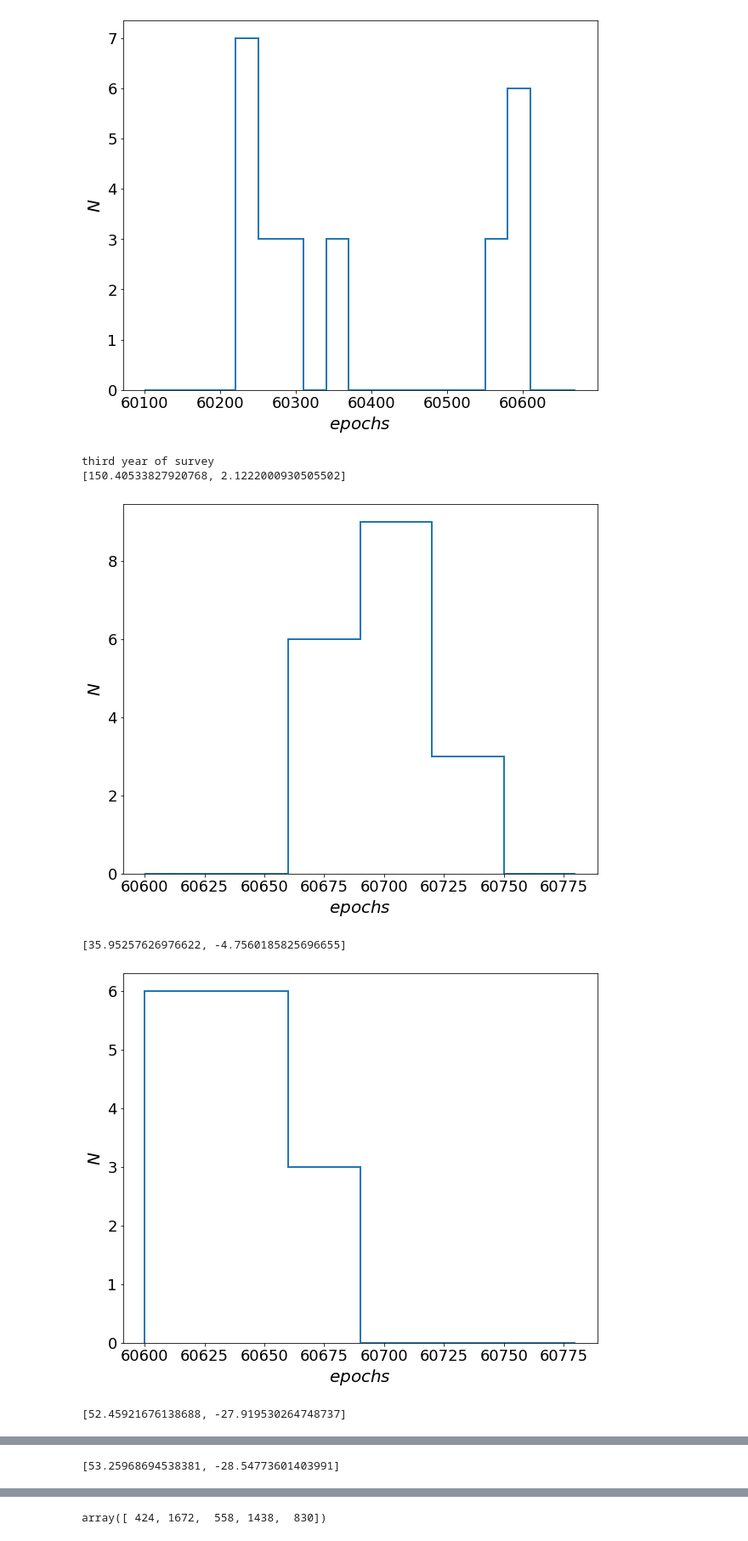
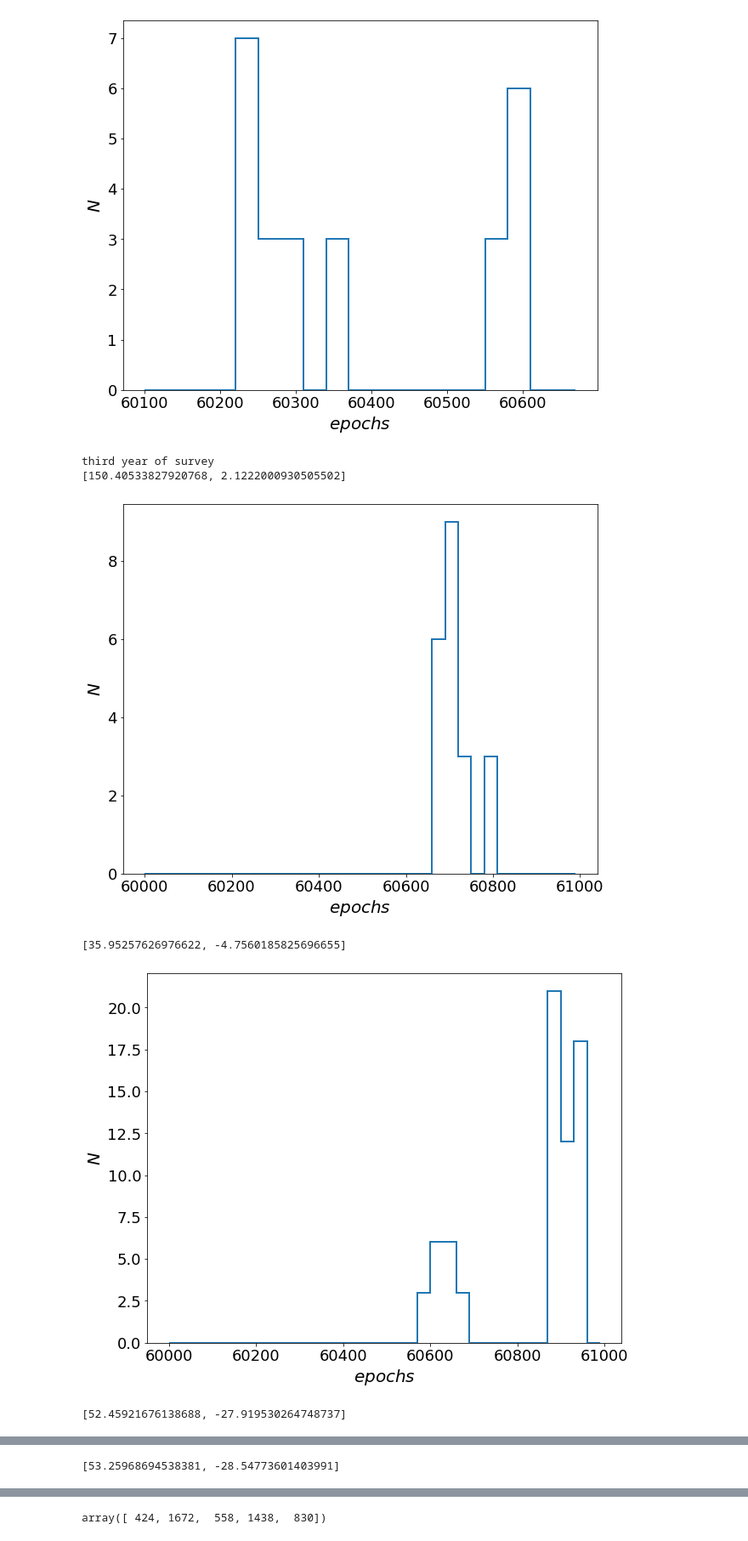
Before and after one commit to FabioRagosta/LSSTmetrics, a Jupyter notebook: SNRateMetric-DDF.ipynb, the cells around one changed output, grey strips where cells are left out. Shown at 85% size. Saved outputs shown, nothing was run; the diff lists cells and outputs as text; code cells hidden in the pictures.

```diff
--- a/SNRateMetric-DDF.ipynb
+++ b/SNRateMetric-DDF.ipynb
@@ -837,7 +873,7 @@ for opsim in  ['baseline_nexp1_v1.7_10yrs']:#,'baseline_nexp2_v1.7_10yrs']:
     if (4, 'Ia_DDF') in bundleDicts[opsim].keys():
         bmetric =[(5, 'get_Col'),(4, 'Ia_DDF')]
     if (13, 'Ia_DDF') in bundleDicts[opsim].keys():
-        bmetric =[(26, 'get_Col'),(23, 'Ia_DDF_test')]
+        bmetric =[(27, 'get_Col'),(23, 'Ia_DDF_test')]
     for metric in bmetric:#, (4, 'II'), (5, 'Ibc')]:
         coo_df[opsim][metric[1]] = np.column_stack((bundleDicts[opsim][metric].slicer.slicePoints['ra'][np.where(bundleDicts[opsim][metric].metricValues.mask==False)]
                                           ,bundleDicts[opsim][metric].slicer.slicePoints['dec'][np.where(bundleDicts[opsim][metric].metricValues.mask==False)]))
@@ -923,10 +959,9 @@ for i,axs in enumerate(axes.flatten()[0:3]):
             phlc = obs[llist[i]][z]['epoch'][filters]#-obs[llist[i]][z]['epoch'][filters][0]+e[i]
             axs.errorbar(phlc, maglc,yerr=magerrlc,fmt='o',elinewidth=3,color=c,markersize=7,label=f)
             axs.plot(ph, mag,'-',lw=3,color=c)
-        axs.annotate('x', xy=(ObsStart, 27),xytext =(ObsStart, 27))
         axs.invert_yaxis()
         axs.set_ylim([27,15])
-        axs.set_xlim([60100,60700])
+        axs.set_xlim([60500,60700])
         axs.set_xlabel(r'$time$ [d]',fontsize=25)
         axs.set_ylabel(r'$m$ [mag]',fontsize=25)
         axs.set_title(r'simulation of 1991T z={} ra={} dec={} t_expl={}'.format(z,
@@ -1147,10 +1195,8 @@ for j, key in enumerate(fractions.keys()):
     for l,k in enumerate(df17['baseline_nexp1_v1.7_10yrs']['Ia_DDF_test']['class'][0].index):
         for i in range(len(c)):
             #for i in range(len(df17['baseline_nexp1_v1.7_10yrs']['Ia_DDF']['class'])):
-            c[i]=((df17['baseline_nexp1_v1.7_10yrs']['Ia_DDF_test']['class'][i].iloc[l]['nFiltered'][0][1]+
-        df17['baseline_nexp1_v1.7_10yrs']['Ia_DDF_test']['class'][i].iloc[l]['nFiltered'][1][1])/(df17['baseline_nexp1_v1.7_10yrs']['Ia_DDF_test']['class'][i].iloc[l]['nDet'][0][1]+
-        df17['baseline_nexp1_v1.7_10yrs']['Ia_DDF_test']['class'][i].iloc[l]['nDet'][1][1]))*(df17['baseline_nexp1_v1.7_10yrs']['Ia_DDF_test']['ConfusionMetric'][i][k][key][key])
-
+            c[i]=(df17['baseline_nexp1_v1.7_10yrs']['Ia_DDF_test']['class'][i].iloc[l]['nFiltered'][1][1])/(df17['baseline_nexp1_v1.7_10yrs']['Ia_DDF_test']['class'][i].iloc[l]['nDet'][0][1]+
+        df17['baseline_nexp1_v1.7_10yrs']['Ia_DDF_test']['class'][i].iloc[l]['nDet'][1][1])
         zfractions[key][k]=np.array(c)
 # %%
 zfractions
@@ -1201,31 +1247,31 @@ for i in range(np.size(df17['baseline_nexp1_v1.7_10yrs']['get_Col']['observation
 # %%
 print('third year of survey')
 for i in range(np.size(df17['baseline_nexp1_v1.7_10yrs']['get_Col']['observationStartMJD'])):
     obs = {'observationStartMJD':df17['baseline_nexp1_v1.7_10yrs']['get_Col']['observationStartMJD'][i],
            'night':df17['baseline_nexp1_v1.7_10yrs']['get_Col']['night'][i], 'filter':df17['baseline_nexp1_v1.7_10yrs']['get_Col']['filter'][i]}
     df = pd.DataFrame(obs)
     keygroup = ['filter', 'night']
     df.sort_values(by=keygroup, ascending=[
                  True, True], inplace=True)
     coadd_df = df.groupby(keygroup).agg({'observationStartMJD': ['mean']}).reset_index()
 
     coadd_df.columns = ['filter','night', 'observationStartMJD' ]
 
 
 
     coadd_df.sort_values(by=['filter', 'night'], ascending=[
                      True, True], inplace=True)
     plt.figure(figsize=(10,8))
     print([np.median(df17['baseline_nexp1_v1.7_10yrs']['get_Col']['fieldRA'][i]),np.median(df17['baseline_nexp1_v1.7_10yrs']['get_Col']['fieldDec'][i])])
-    plt.hist(coadd_df['observationStartMJD'],bins=np.arange(60600,60800,30), histtype='step', align='mid', lw=2)
+    plt.hist(coadd_df['observationStartMJD'],bins=np.arange(60000,61000,30), histtype='step', align='mid', lw=2)
     plt.xlabel(r"$epochs$",fontsize= 20)
     plt.ylabel(r"$N$",fontsize= 20)
     plt.tick_params('both', labelsize=18)
     plt.show()
 # %% [output]
 third year of survey
 [150.40533827920768, 2.1222000930505502]
-[figure, old version]
+[figure, new version]
 [35.95257626976622, -4.7560185825696655]
-[figure, old version]
+[figure, new version]
 [52.45921676138688, -27.919530264748737]
```
Also changed, not shown: parts of 20 cells of this notebook.
